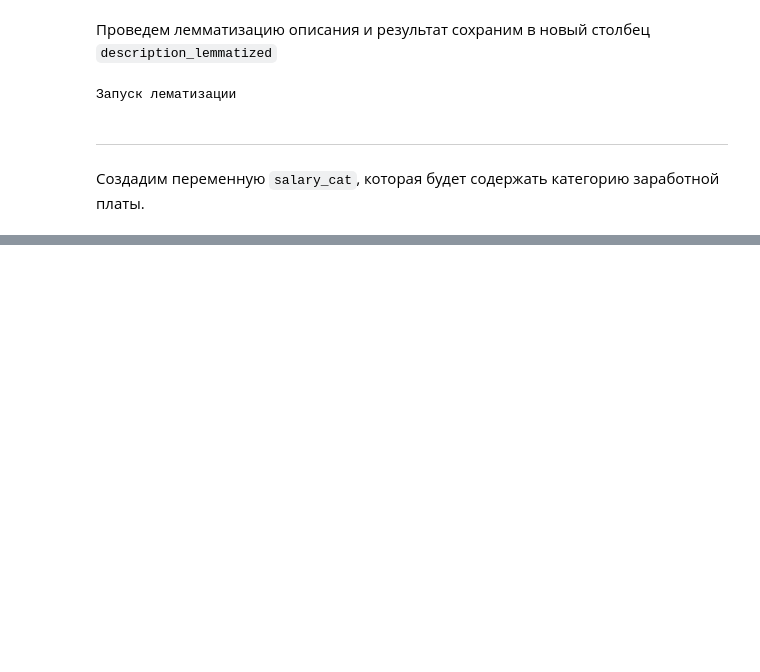
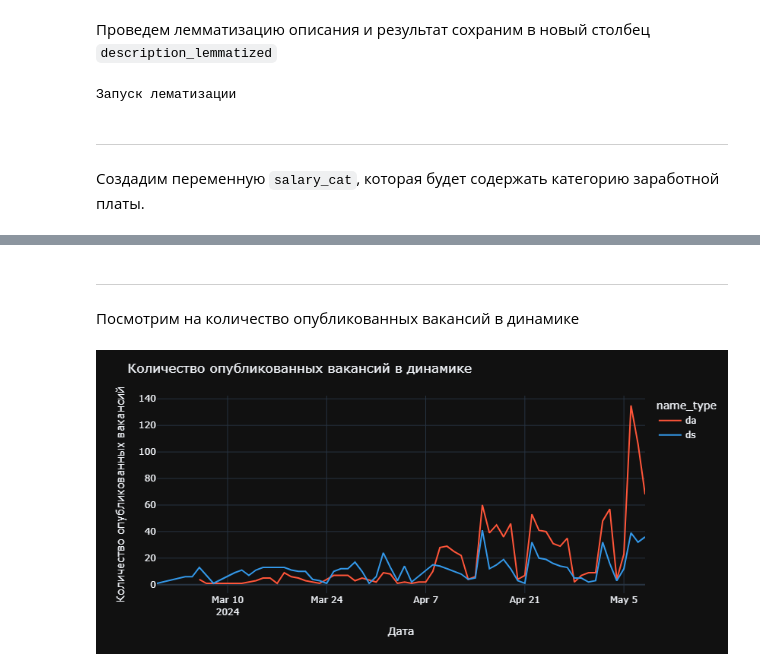
Before and after one commit to KuBaN658/vacancy_analysis, a Jupyter notebook: vacancy_analysis.ipynb, the cells around one changed output, grey strips where cells are left out. Drawn from its saved outputs; the diff is of its cells as text; code cells hidden in the pictures; blank space fills up the shorter version.

```diff
--- a/vacancy_analysis.ipynb
+++ b/vacancy_analysis.ipynb
@@ -395,0 +500,28 @@ Name: count, dtype: int64
+# %% [markdown]
+---
+# %% [markdown]
+Посмотрим на количество опубликованных вакансий в динамике
+# %%
+df = (
+    vacancies.groupby(['name_type', 'published_date'])
+    .name.count()
+    .reset_index()
+    .rename(columns={'name': 'Количество опубликованных вакансий',
+                     'published_date': 'Дата'})
+)
+fig = px.line(df, x='Дата',
+              y='Количество опубликованных вакансий',
+              color='name_type'
+             )
+fig.data[0].line.color = '#FF563A'
+fig.data[1].line.color = '#3498E8'
+fig.update_layout(
+        height=400, width=800,
+        title_text=f"Количество опубликованных вакансий в динамике",
+        showlegend=True,
+        template="plotly_dark",
+
+    )
+fig.show()
+# %% [output]
+[figure, added]
```
Also changed, not shown: parts of 56 cells of this notebook, 6 other files.
